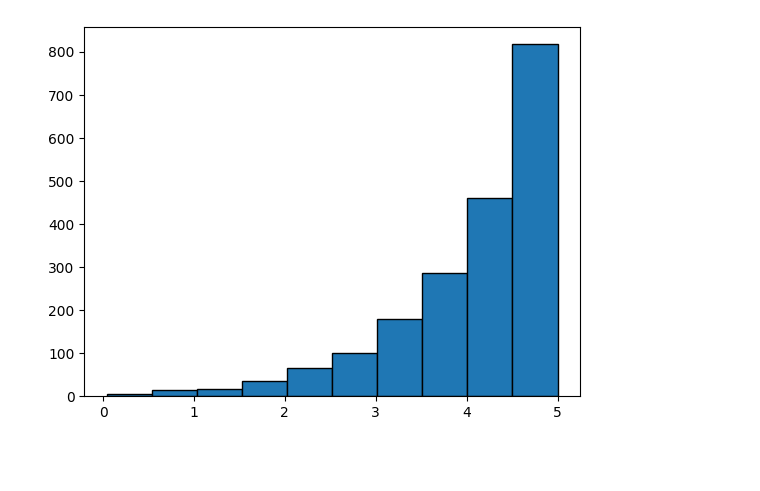
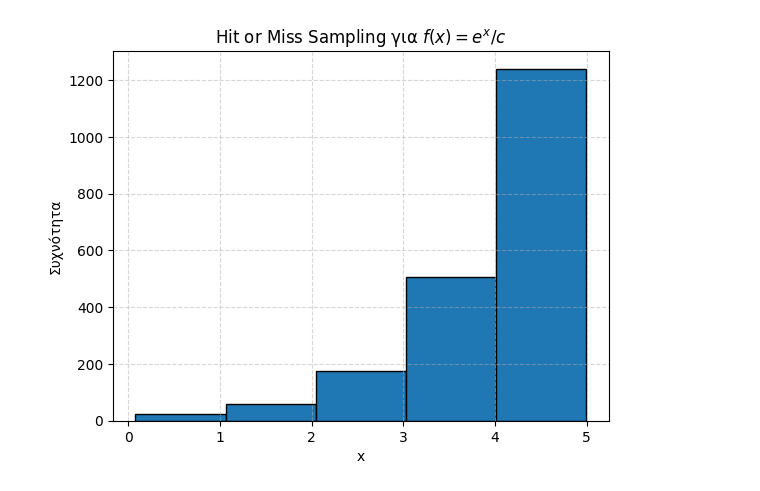
Before and after one commit to costpetrides/Computational-Physics, a Jupyter notebook: Random Numbers Gen./4.ipynb, the cells around one changed output. Saved outputs shown, nothing was run; the diff lists cells and outputs as text; code cells hidden in the pictures; blank space fills up the shorter version.

```diff
--- a/Random Numbers Gen./4.ipynb
+++ b/Random Numbers Gen./4.ipynb
@@ -3,24 +39,32 @@
 # %%
 import numpy as np
 import matplotlib.pyplot as plt
-numbers=[]
 
-def u(a,b):
-  return (b-a)*np.random.rand() + a
+def u(a, b):
+    """Παράγει έναν τυχαίο αριθμό από ομοιόμορφη κατανομή [a, b]."""
+    return np.random.uniform(a, b)
 
-c=np.exp(5)-1
+c = np.exp(5) - 1
 
 def f(x):
-  return np.exp(x)/c
+    """Συνάρτηση κατανομής f(x) = e^x / c."""
+    return np.exp(x) / c
 
-fmax=f(5)
-for i in range(10000):
-  x=u(0,5)
-  y=u(0,fmax)
-  if y<=f(x):
-    numbers+=[x]
+fmax = f(5)
 
-plt.hist(numbers, ec='black')
+numbers = []
+
+for _ in range(10000):
+    x = u(0, 5)
+    y = u(0, fmax)
+    if y <= f(x):
+        numbers.append(x)
+
+plt.hist(numbers, bins=5, edgecolor='black') # Εδώ επέλεξα  bins=5
+plt.title('Hit or Miss Sampling για $f(x) = e^x / c$')
+plt.xlabel('x')
+plt.ylabel('Συχνότητα')
+plt.grid(True, linestyle='--', alpha=0.5)
 plt.show()
 # %% [output]
-[figure, old version]
+[figure, new version]
```
Also changed, not shown: parts of 2 cells of this notebook.
